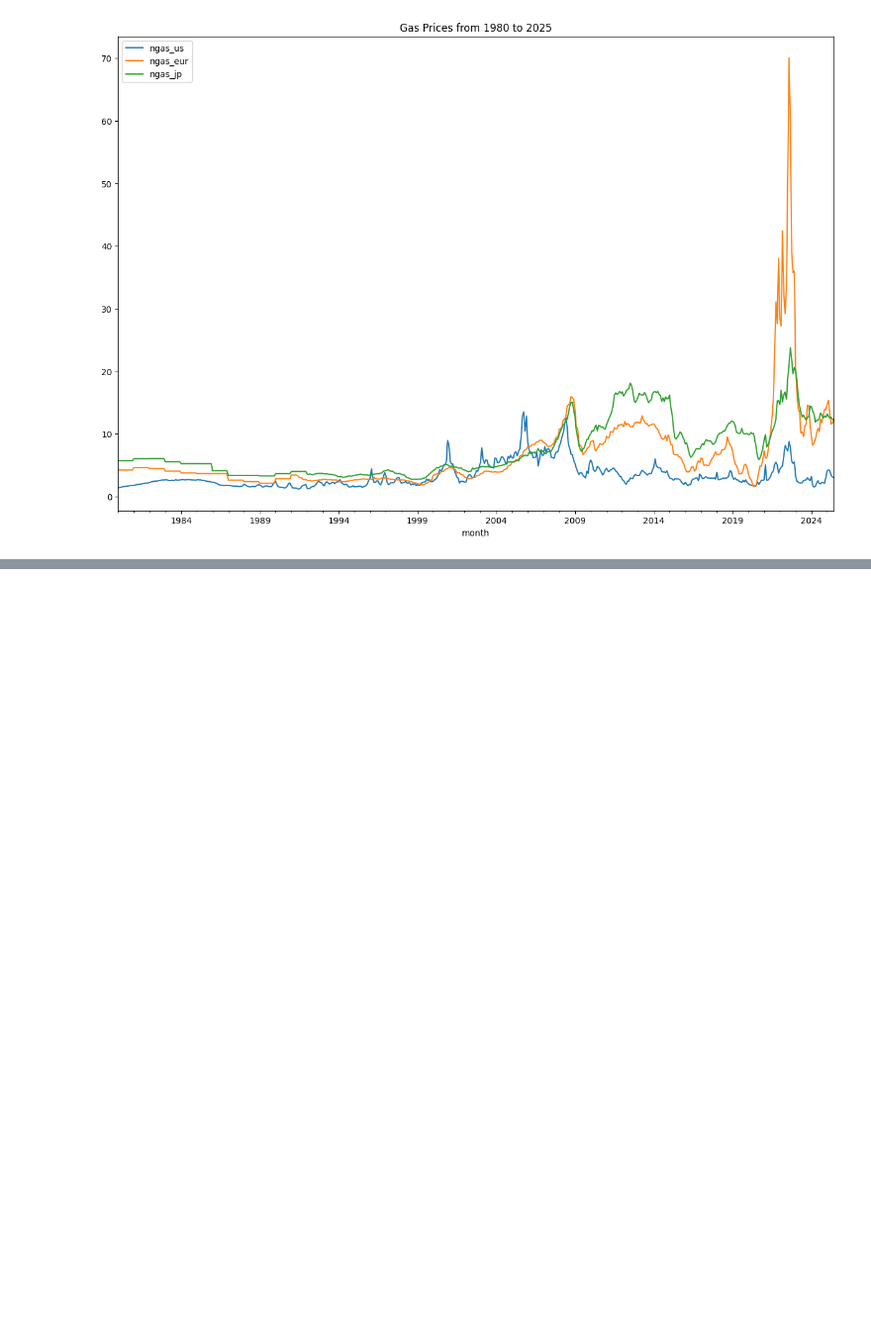
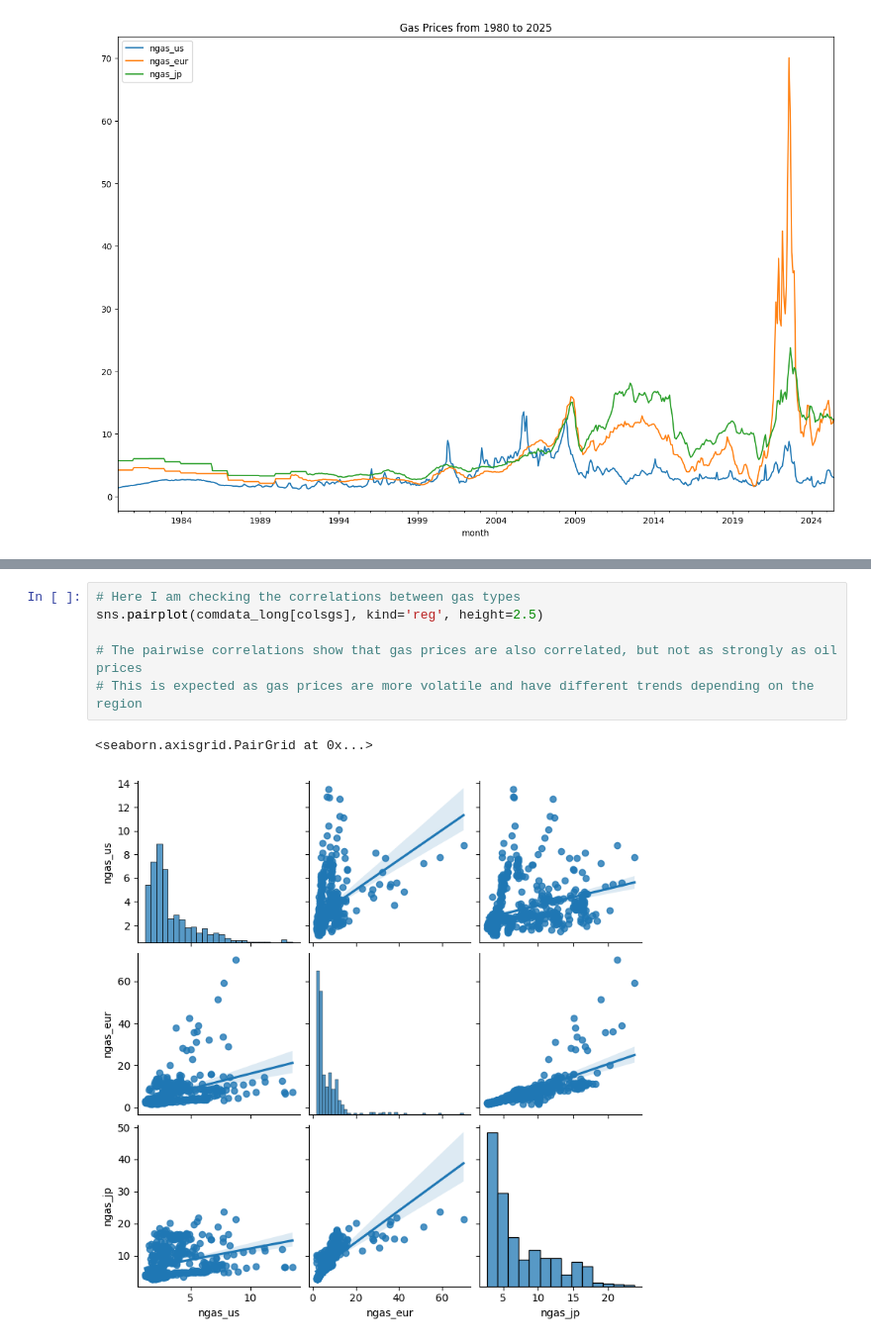
Before and after one commit to steveC-ai/Commodity-Market-Dynamics-Price-Drivers-and-Strategy-Backtesting, a Jupyter notebook: notebook/commodity.prices.ipynb, the cells around one changed output, grey strips where cells are left out. Shown at 99% size. Saved outputs shown, nothing was run; the diff lists cells and outputs as text; blank space fills up the shorter version.

```diff
--- a/notebook/commodity.prices.ipynb
+++ b/notebook/commodity.prices.ipynb
@@ -135,0 +163,9 @@ Text(0.5, 1.0, 'Gas Prices from 1980 to 2025')
+# %%
+# Here I am checking the correlations between gas types
+sns.pairplot(comdata_long[colsgs], kind='reg', height=2.5)
+
+# The pairwise correlations show that gas prices are also correlated, but not as strongly as oil prices
+# This is expected as gas prices are more volatile and have different trends depending on the region
+# %% [output]
+<seaborn.axisgrid.PairGrid at 0x...>
+[figure, added]
```
Also changed, not shown: parts of 12 cells of this notebook.
